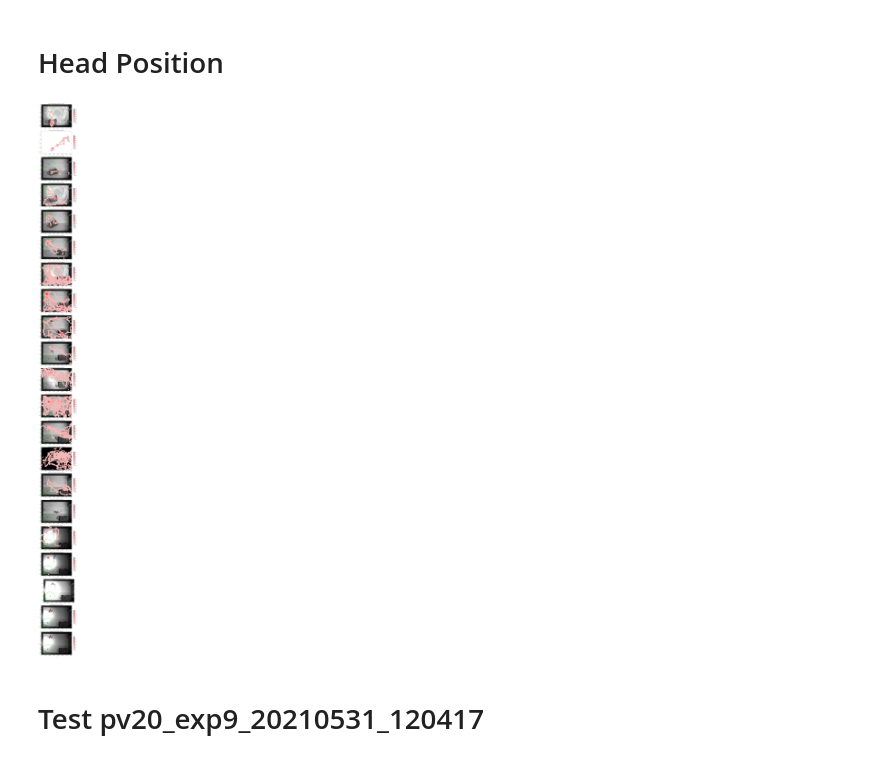
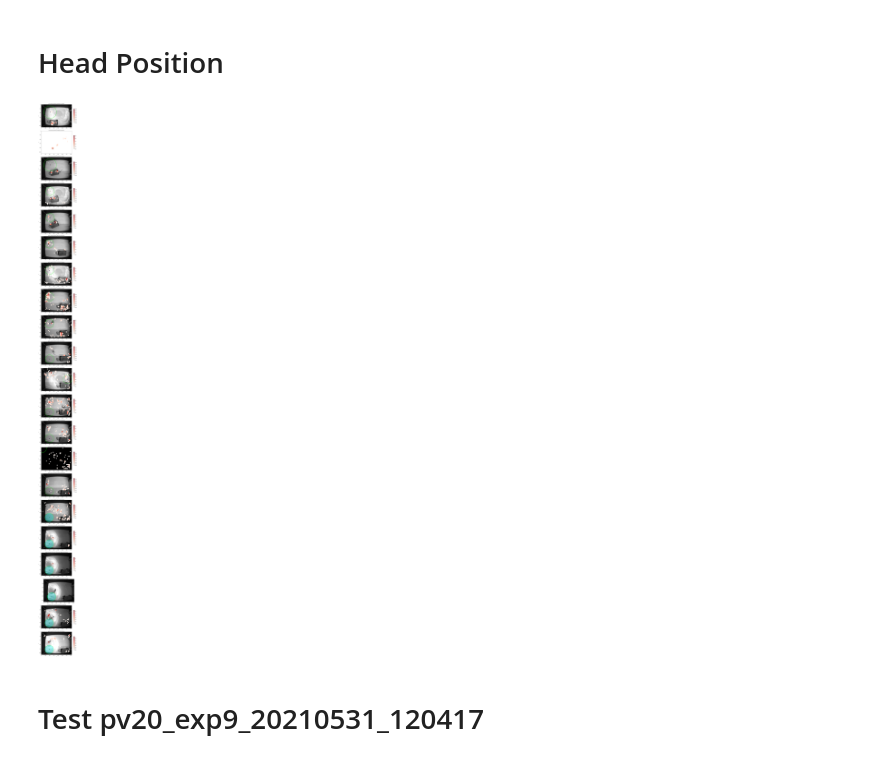
Before and after one commit to neural-electrophysiology-tool-team/reptilearn, a Jupyter notebook: analysis/experiment_analysis.ipynb, the cells around one changed output. Saved outputs shown, nothing was run; the diff lists cells and outputs as text; code cells hidden in the pictures.

Commit message:
analysis

```diff
--- a/analysis/experiment_analysis.ipynb
+++ b/analysis/experiment_analysis.ipynb
@@ -161,7 +161,7 @@ cent_dfs = []
 
 for info in tqdm(infos):
     if "head_bbox" in info:
-        centroids = analysis.get_head_centroids(info, config.undistort_flir_blackfly_computar)
+        centroids = analysis.get_head_centroids(info, None) # config.undistort_flir_blackfly_computar)
         cent_df = pd.DataFrame(centroids, columns=["x", "y"])
         cent_dfs.append(cent_df)
 # %%
@@ -173,7 +173,8 @@ for info in infos:
     imgs = [p for p in info["images"] if "reinforced_area" in p.name]
     if len(imgs) > 0:
         img = cv.imread(str(imgs[0]))
-        backgrounds.append(undistort.undistort_image(img, mapping))
+        backgrounds.append(img)
+        # backgrounds.append(undistort.undistort_image(img, mapping))
     else:
         backgrounds.append(None)
 # %%
@@ -184,32 +185,41 @@ for info in infos:
 # %%
 n = pv20.shape[0]
 l = 1# math.ceil(math.sqrt(n))
 sx = 10
 sy = 6
 fig, axs = plt.subplots(n//l, l, figsize=(sx*l, sy*n//l))
 axs = axs.flatten()
 
 for i, cent_df in enumerate(tqdm(cent_dfs)):
-    ax = sns.histplot(cent_df, x="x", y="y", cbar=True, stat="probability", color="red", ax=axs[i],
-                     cbar_kws={"shrink": 0.6}, binwidth=32)
+    ax = axs[i]
+
+    sns.histplot(cent_df, x="x", y="y", cbar=True, stat="probability", cmap=sns.color_palette("Reds", as_cmap=True), ax=axs[i],
+                 cbar_kws={"shrink": 0.6}, binwidth=32, thresh=0.0014)
+
     if infos[i]["exp_state"] and "reinforced_location" in infos[i]["exp_state"]:
-        rloc = infos[i]["exp_state"]["reinforced_location"]
-        undist_rloc = undistort.undistort_point(rloc, newcamtx, config.undistort_flir_blackfly_computar)
-        #print(undist_rloc)
-        #ax.add_patch(plt.Circle(undist_rloc, 10, color='r'))
+        state = infos[i]["exp_state"]
+        rloc = state["reinforced_location"]
+
+        if "params" in state and "reward_radius" in state["params"]:
+            r = state["params"]["reward_radius"]
+            ax.add_patch(plt.Circle(rloc, r, color='cyan', alpha=0.3, zorder=-1))
+        else:
+            ax.add_patch(plt.Circle(rloc, 10, color='magenta', alpha=0.3, zorder=-1))
+
     #ax.scatter(cent_df.x, cent_df.y, alpha=0.1, s=1)
     if backgrounds[i] is not None:
-        ax.imshow(backgrounds[i])
+        ax.imshow(backgrounds[i], zorder=-2)
+
 
     ax.set_title(f"{pv20.iloc[i].dir.name} {durations[i] / np.timedelta64(1, 'm'):.3f}mins")
     ax.axes.set_aspect('equal')
     ax.set_xlim(0, 1440)
     ax.set_ylim(0, 1080)
     ax.invert_yaxis()
 
 fig.tight_layout()
 # %% [output]
-[figure, old version]
+[figure, new version]
 # %% [markdown]
 # Test pv20_exp9_20210531_120417
 # %%
```
Also changed, not shown: parts of 3 cells of this notebook.
